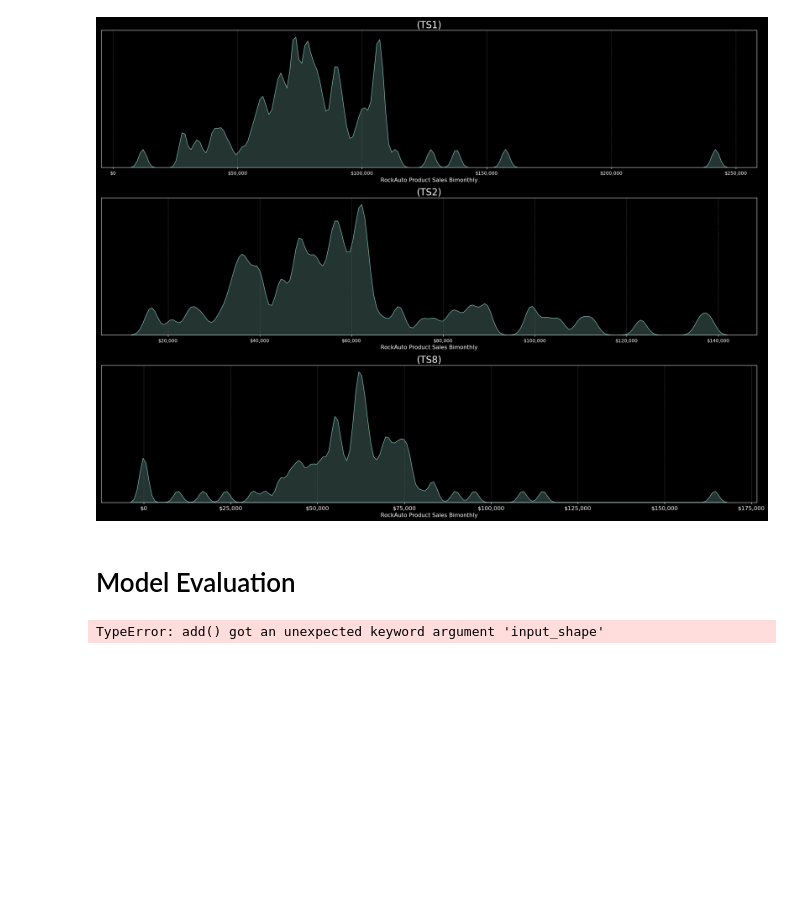
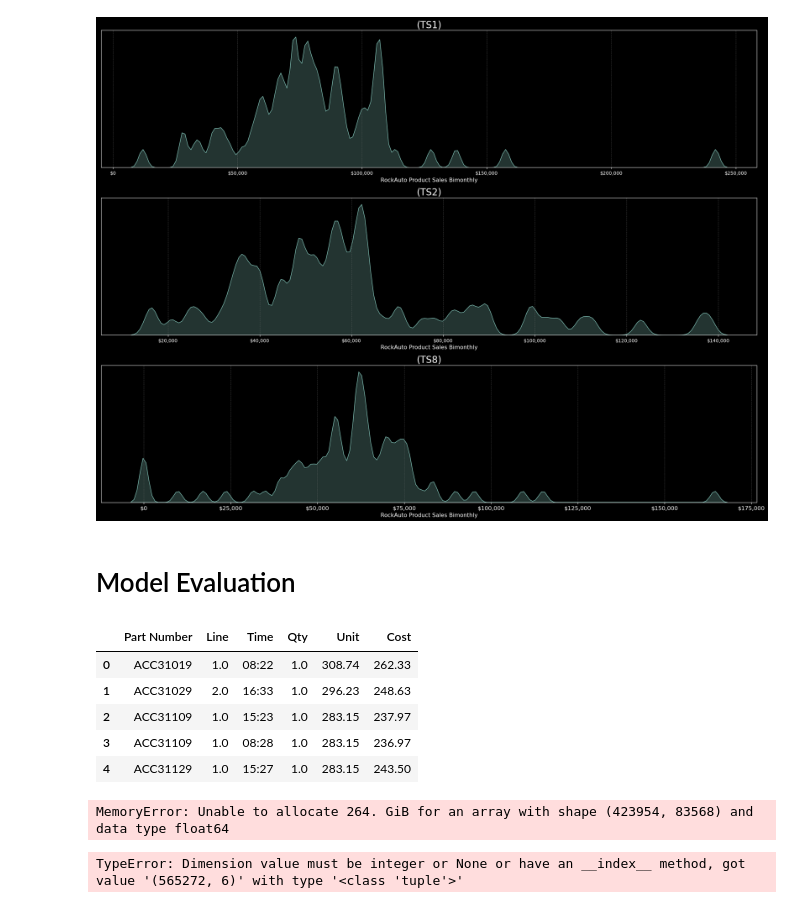
Before and after one commit to zeekwired/Tristate, a Jupyter notebook: TS2 Sales Prediction/Tristate Parts Sold.ipynb, the cells around one changed output. Cells and saved outputs as stored; diff of their text form; code cells hidden in the pictures; blank space fills up the shorter version.

```diff
--- a/TS2 Sales Prediction/Tristate Parts Sold.ipynb
+++ b/TS2 Sales Prediction/Tristate Parts Sold.ipynb
@@ -241,13 +241,43 @@ density_plot([plot_ts1, plot_ts2, plot_ts8], 'Cost', ['TS1', 'TS2', 'TS8'])
 # %%
 # Creating a function that combines all dataframes into a single dataframe
 def combine_dataframes(data_list):
     # Creating a new dataframe
     combined = pd.concat(data_list, ignore_index=True)
     return combined
 
 df = combine_dataframes([ts1, ts2, ts8])
+df.head()
+# %% [output]
+|  | Part Number | Line | Time | Qty | Unit | Cost |
+| 0 | ACC31019 | 1.0 | 08:22 | 1.0 | 308.74 | 262.33 |
+| 1 | ACC31029 | 2.0 | 16:33 | 1.0 | 296.23 | 248.63 |
+| 2 | ACC31109 | 1.0 | 15:23 | 1.0 | 283.15 | 237.97 |
+| 3 | ACC31109 | 1.0 | 08:28 | 1.0 | 283.15 | 236.97 |
+| 4 | ACC31129 | 1.0 | 15:27 | 1.0 | 283.15 | 243.50 |
+# %%
+X = df.drop(columns = ['Cost'])
+y = df['Cost']
+
+X_train, X_test, y_train, y_test = train_test_split(X, y, random_state=3)
+
+scaler = StandardScaler()
+ohe = OneHotEncoder(handle_unknown='ignore', sparse=False)
+
+cat_cols = make_column_selector(dtype_include='object')
+num_cols = make_column_selector(dtype_include='number')
+
+preprocess = make_column_transformer((ohe, cat_cols), (scaler, num_cols))
+
+preprocess.fit(X_train)
+
+X_train_proc = preprocess.transform(X_train)
+X_test_proc = preprocess.transform(X_test)
+
+X_train_proc.shape
+# %% [output]
+MemoryError: Unable to allocate 264. GiB for an array with shape (423954, 83568) and data type float64
 # %%
-input_dim = df.shape
+input_dim =
 
 model = Sequential()
 
@@ -257,5 +287,7 @@ model.add(Dense(254, activation='relu'))
 model.add(Dense(128, activation='relu'))
 
 early_stopping = EarlyStopping(monitor='val_loss', patience=10)
+
+model.compile(loss='mse', activation='linear', metrics=[metrics.RootMeanSquaredError(), metrics.MeanAbsoluteError()])
 # %% [output]
-TypeError: add() got an unexpected keyword argument 'input_shape'
+TypeError: Dimension value must be integer or None or have an __index__ method, got value '(565272, 6)' with type '<class 'tuple'>'
```
Also changed, not shown: parts of 1 cell of this notebook.
